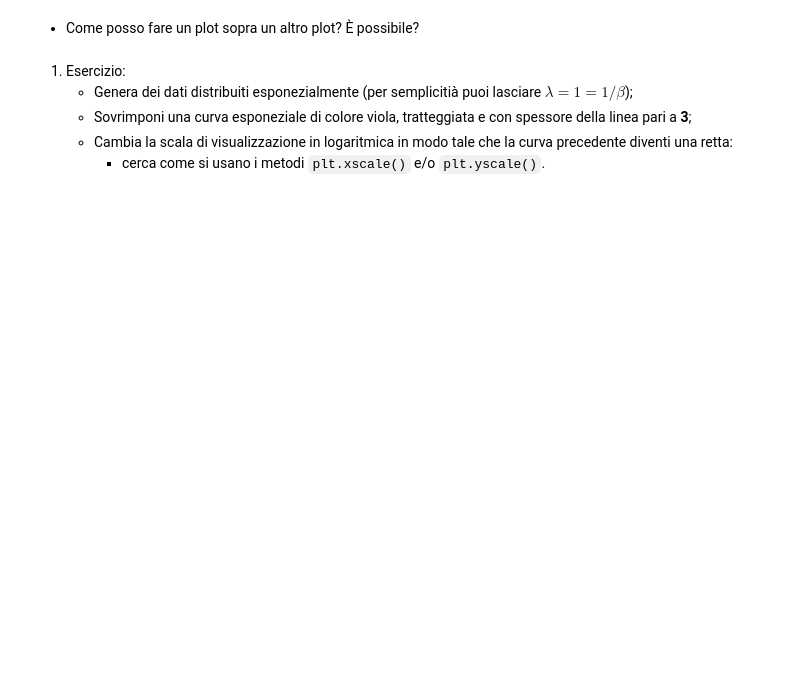
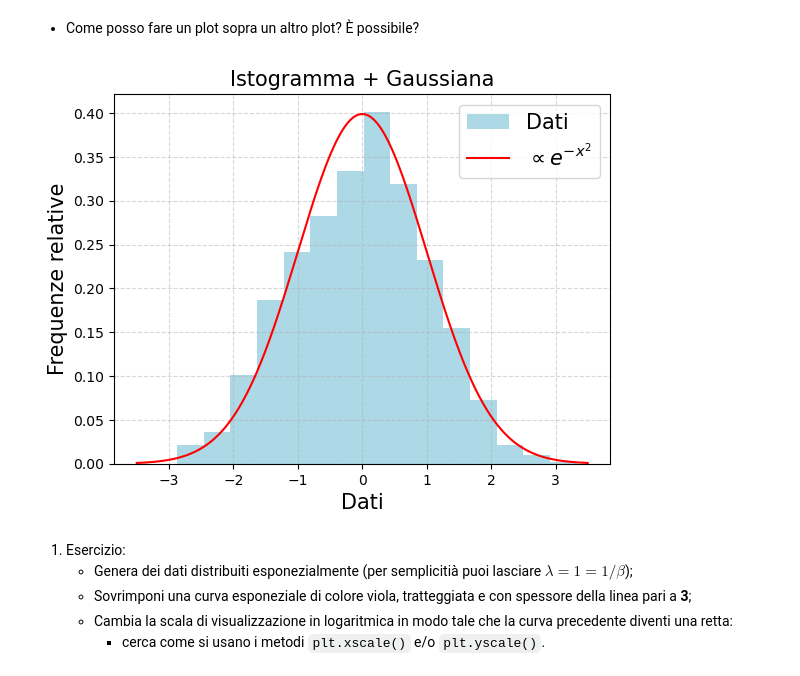
Before and after one commit to RiccardoTancredi/Corso-Python, a Jupyter notebook: lezione2.ipynb, the cells around one changed output. Cells and saved outputs as stored; diff of their text form; code cells hidden in the pictures; blank space fills up the shorter version.

```diff
--- a/lezione2.ipynb
+++ b/lezione2.ipynb
@@ -23,5 +45,21 @@ import matplotlib.pyplot as plt
 # %% [markdown]
 * Come posso fare un plot sopra un altro plot? È possibile?
+# %%
+def gaussiana(x, loc=0, sigma=1):
+    return np.exp(-0.5*((x-loc)/sigma)**2)/np.sqrt(2*np.pi*sigma**2)
+
+xx = np.linspace(-3.5, 3.5, N)
+plt.hist(dati, bins=n_bins, color='lightblue',
+         label='Dati', density=True)
+plt.plot(xx, gaussiana(xx), color='red', label='$\propto e^{-x^2}$')
+plt.legend(fontsize=15)
+plt.xlabel('Dati', fontsize=15)
+plt.ylabel('Frequenze relative', fontsize=15)
+plt.grid(ls='--', alpha=0.5)
+plt.title('Istogramma + Gaussiana', fontsize=15)
+plt.show()
+# %% [output]
+[figure, added]
 # %% [markdown]
 1. Esercizio:
     * Genera dei dati distribuiti esponezialmente (per semplicitià puoi lasciare $\lambda = 1 = 1/\beta$);
```
Also changed, not shown: parts of 22 cells of this notebook, 1 other file.
